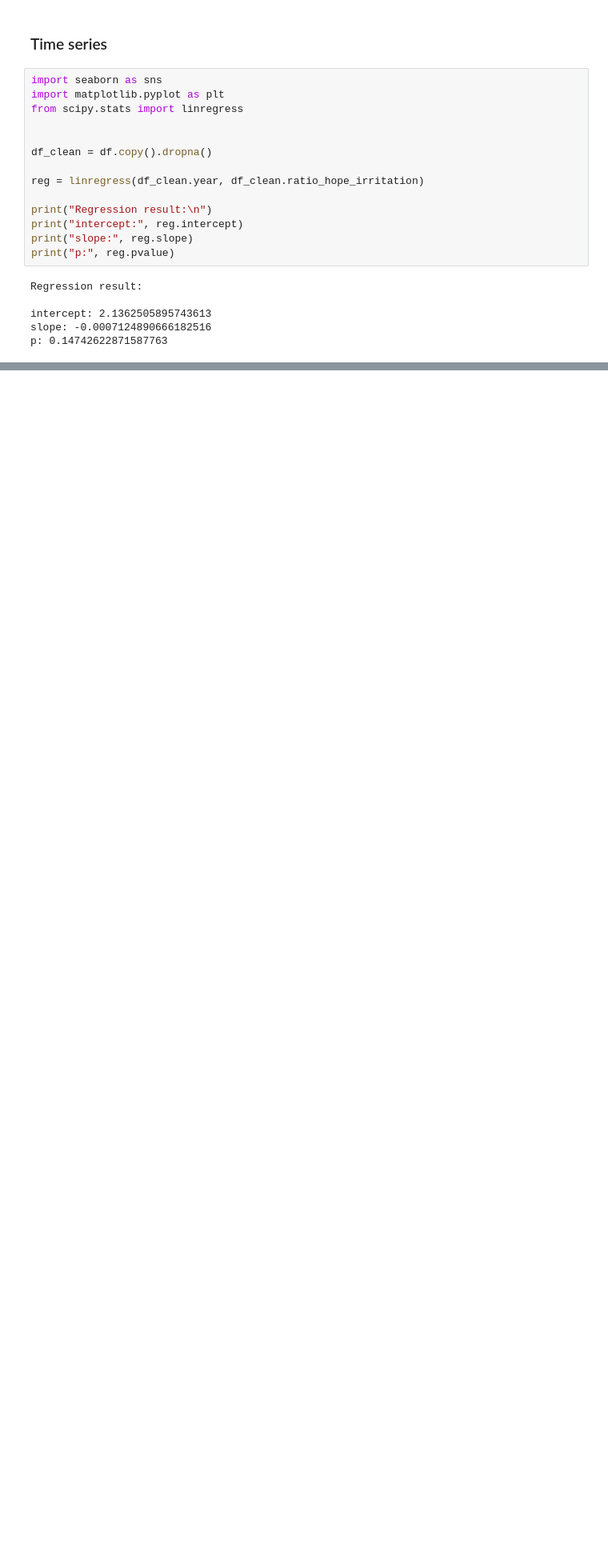
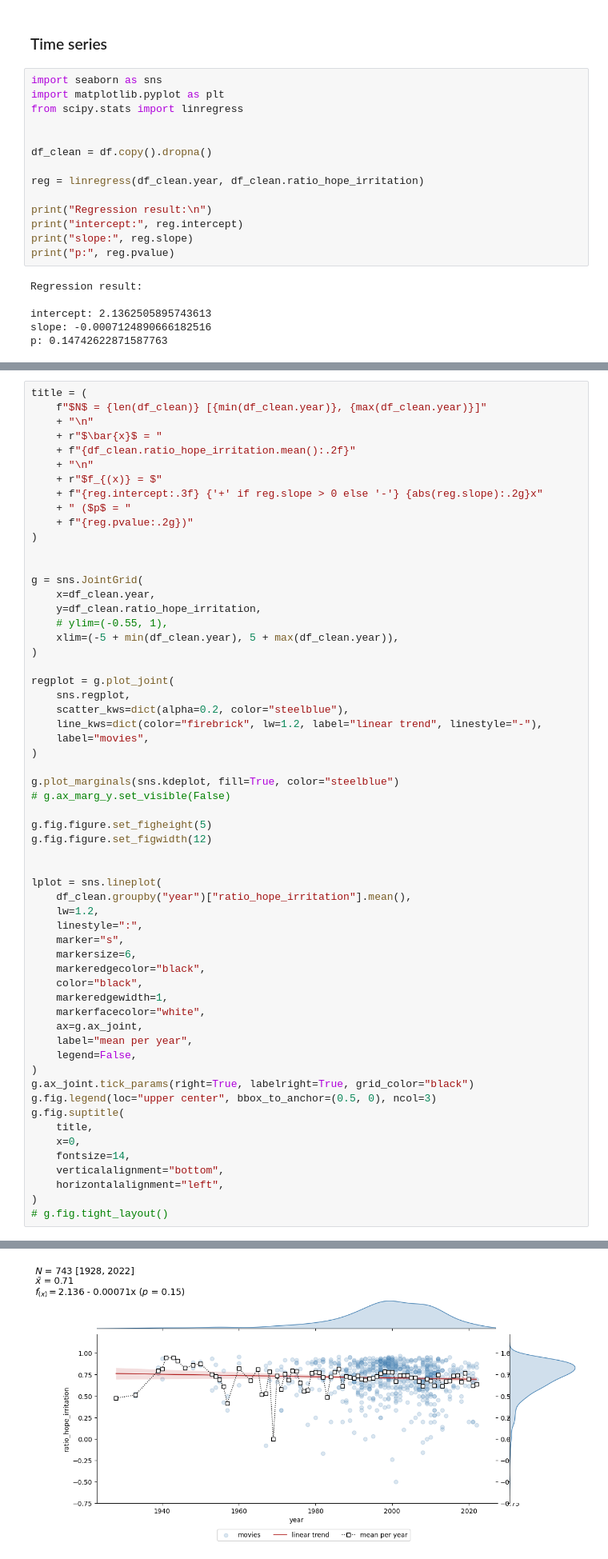
Before and after one commit to dominikpegler/computational-social-sciences, a Jupyter notebook: assignments/Assignment 3 - Diachronic analysis of movie dialogues.ipynb, the cells around one changed output, grey strips where cells are left out. Shown at 80% size. Saved outputs shown, nothing was run; the diff lists cells and outputs as text; blank space fills up the shorter version.

```diff
--- a/assignments/Assignment 3 - Diachronic analysis of movie dialogues.ipynb
+++ b/assignments/Assignment 3 - Diachronic analysis of movie dialogues.ipynb
@@ -771,0 +759,60 @@ rpl = sns.regplot(
+# %%
+title = (
+    f"$N$ = {len(df_clean)} [{min(df_clean.year)}, {max(df_clean.year)}]"
+    + "\n"
+    + r"$\bar{x}$ = "
+    + f"{df_clean.ratio_hope_irritation.mean():.2f}"
+    + "\n"
+    + r"$f_{(x)} = $"
+    + f"{reg.intercept:.3f} {'+' if reg.slope > 0 else '-'} {abs(reg.slope):.2g}x"
+    + " ($p$ = "
+    + f"{reg.pvalue:.2g})"
+)
+
+
+g = sns.JointGrid(
+    x=df_clean.year,
+    y=df_clean.ratio_hope_irritation,
+    # ylim=(-0.55, 1),
+    xlim=(-5 + min(df_clean.year), 5 + max(df_clean.year)),
+)
+
+regplot = g.plot_joint(
+    sns.regplot,
+    scatter_kws=dict(alpha=0.2, color="steelblue"),
+    line_kws=dict(color="firebrick", lw=1.2, label="linear trend", linestyle="-"),
+    label="movies",
+)
+
+g.plot_marginals(sns.kdeplot, fill=True, color="steelblue")
+# g.ax_marg_y.set_visible(False)
+
+g.fig.figure.set_figheight(5)
+g.fig.figure.set_figwidth(12)
+
+
+lplot = sns.lineplot(
+    df_clean.groupby("year")["ratio_hope_irritation"].mean(),
+    lw=1.2,
+    linestyle=":",
+    marker="s",
+    markersize=6,
+    markeredgecolor="black",
+    color="black",
+    markeredgewidth=1,
+    markerfacecolor="white",
+    ax=g.ax_joint,
+    label="mean per year",
+    legend=False,
+)
+g.ax_joint.tick_params(right=True, labelright=True, grid_color="black")
+g.fig.legend(loc="upper center", bbox_to_anchor=(0.5, 0), ncol=3)
+g.fig.suptitle(
+    title,
+    x=0,
+    fontsize=14,
+    verticalalignment="bottom",
+    horizontalalignment="left",
+)
+# g.fig.tight_layout()
+# %% [output]
@@ -771,0 +820 @@ rpl = sns.regplot(
+[figure, added]
```
Also changed, not shown: parts of 2 cells of this notebook, 1 other file.
